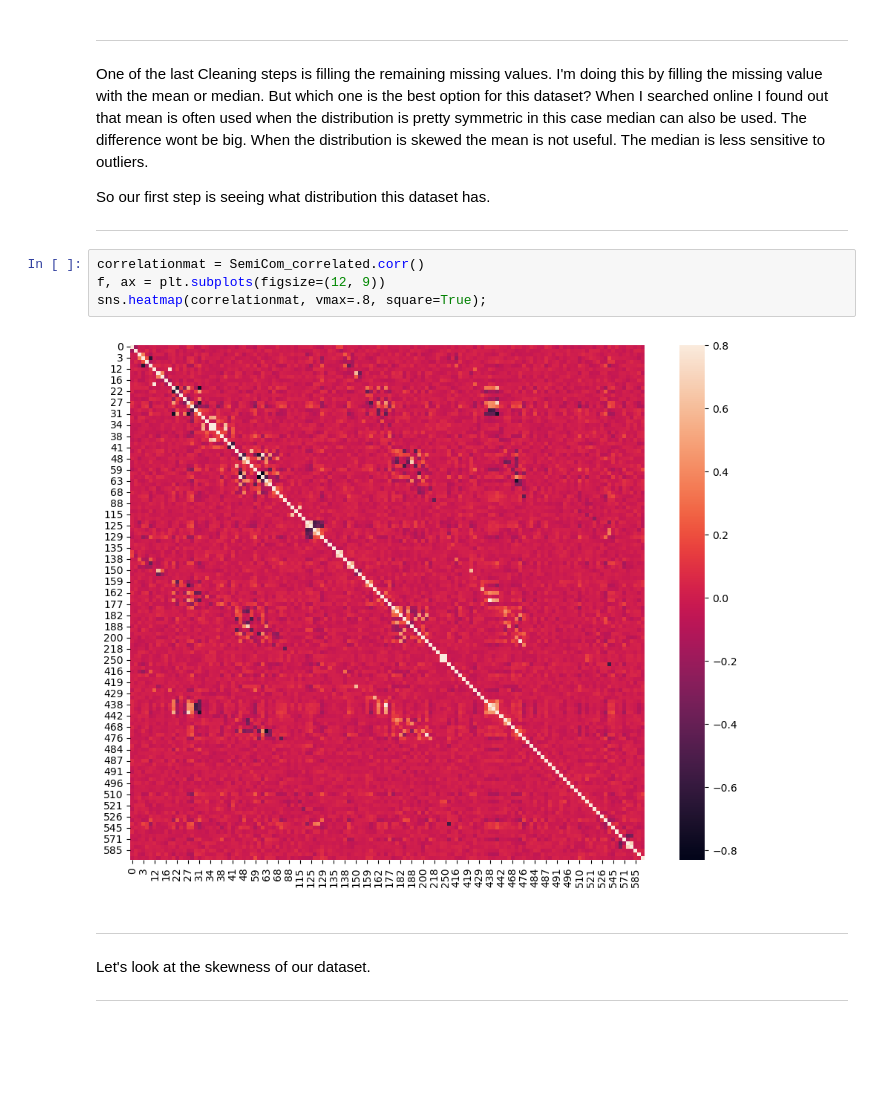
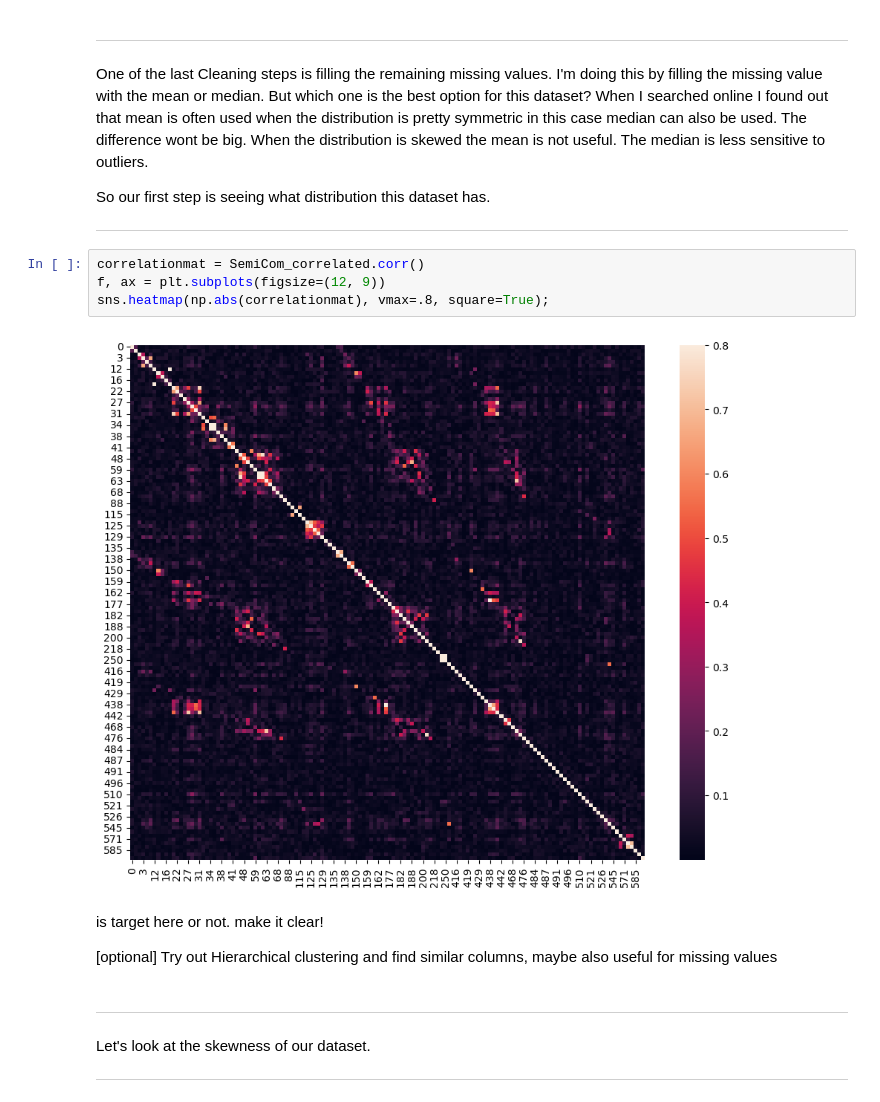
Before and after one commit to alexxtodea/DataAnalytics, a Jupyter notebook: MiniProject/Naamloos.ipynb, the cells around one changed output. Cells and saved outputs as stored; diff of their text form; blank space fills up the shorter version.

```diff
--- a/MiniProject/Naamloos.ipynb
+++ b/MiniProject/Naamloos.ipynb
@@ -232,9 +232,13 @@ So our first step is seeing what distribution this dataset has.
 # %%
 correlationmat = SemiCom_correlated.corr()
 f, ax = plt.subplots(figsize=(12, 9))
-sns.heatmap(correlationmat, vmax=.8, square=True);
+sns.heatmap(np.abs(correlationmat), vmax=.8, square=True);
 # %% [output]
-[figure, old version]
+[figure, new version]
+# %% [markdown]
+is target here or not. make it clear!
+
+[optional] Try out Hierarchical clustering and find similar columns, maybe also useful for missing values
 # %% [markdown]
 ***
 Let's look at the skewness of our dataset.
```
Also changed, not shown: parts of 10 cells of this notebook, 1 other file.
